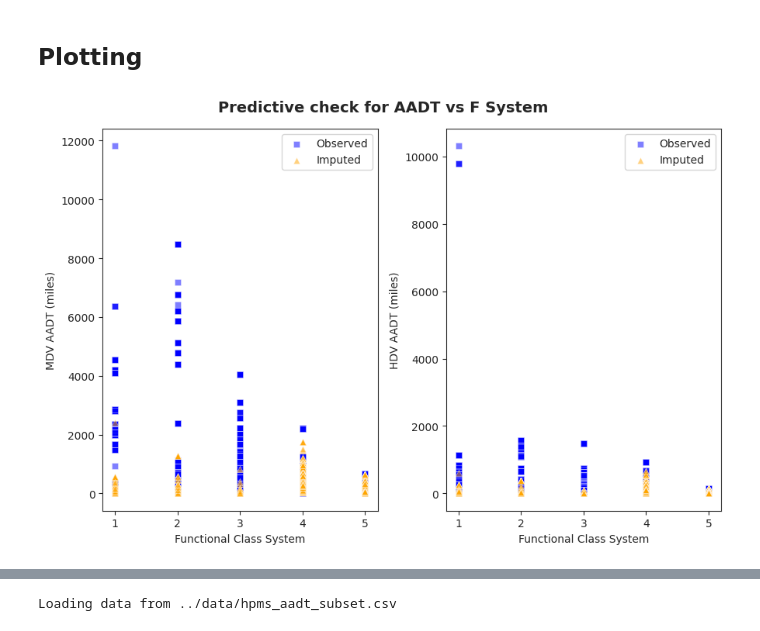
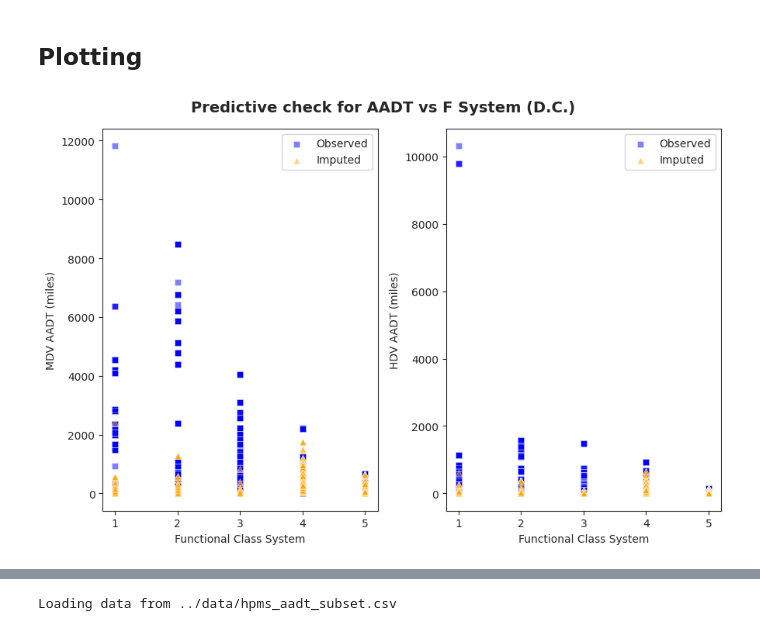
Before and after one commit to aviralchawla/HPMSTrafficData, a Jupyter notebook: src/aadt_ppc.ipynb, the cells around one changed output, grey strips where cells are left out. Saved outputs shown, nothing was run; the diff lists cells and outputs as text; code cells hidden in the pictures.

```diff
--- a/src/aadt_ppc.ipynb
+++ b/src/aadt_ppc.ipynb
@@ -55,35 +55,35 @@ observed_aadt_hdv = observed_aadt_hdv[PREDICTOR_VARS + RESPONSE_VARS]
 sns.set_style("ticks")
 
 # Create the scatter plot
 fig, (ax1, ax2) = plt.subplots(1, 2, figsize=(9, 6))
 
 # Scatter plot for MDV AADT
 sns.scatterplot(data=observed_aadt_mdv, y='AADT_MDV', x='F_SYSTEM', marker='s', color='blue', label='Observed', ax=ax1, alpha=0.5)
 sns.scatterplot(data=imputed_aadt_mdv, y='AADT_MDV', x='F_SYSTEM', marker='^', color='orange', label='Imputed', ax=ax1, alpha=0.5)
 ax1.set_xlabel('Functional Class System')
 ax1.set_ylabel('MDV AADT (miles)')
 ax1.set_xticks([1, 2, 3, 4, 5])
 ax1.legend()
 
 # Scatter plot for HDV AADT
 sns.scatterplot(data=observed_aadt_hdv, y='AADT_HDV', x='F_SYSTEM', marker='s', color='blue', label='Observed', ax=ax2, alpha=0.5)
 sns.scatterplot(data=imputed_aadt_hdv, y='AADT_HDV', x='F_SYSTEM', marker='^', color='orange', label='Imputed', ax=ax2, alpha=0.5)
 ax2.set_xlabel('Functional Class System')
 ax2.set_ylabel('HDV AADT (miles)')
 ax2.set_xticks([1, 2, 3, 4, 5])
 ax2.legend()
 
 # Centered title
-fig.suptitle('Predictive check for AADT vs F System', fontsize=14, fontweight='bold')
+fig.suptitle('Predictive check for AADT vs F System (D.C.)', fontsize=14, fontweight='bold')
 
 # Adjust the layout
 plt.tight_layout()
 
 plt.savefig("../figs/aadt_fsystem.png")
 # Show the plot
 plt.show()
 # %% [output]
-[figure, old version]
+[figure, new version]
 # %%
 # Set the style to a nicer font
 sns.set_style("ticks")
```
Also changed, not shown: parts of 6 cells of this notebook, 5 other files.
